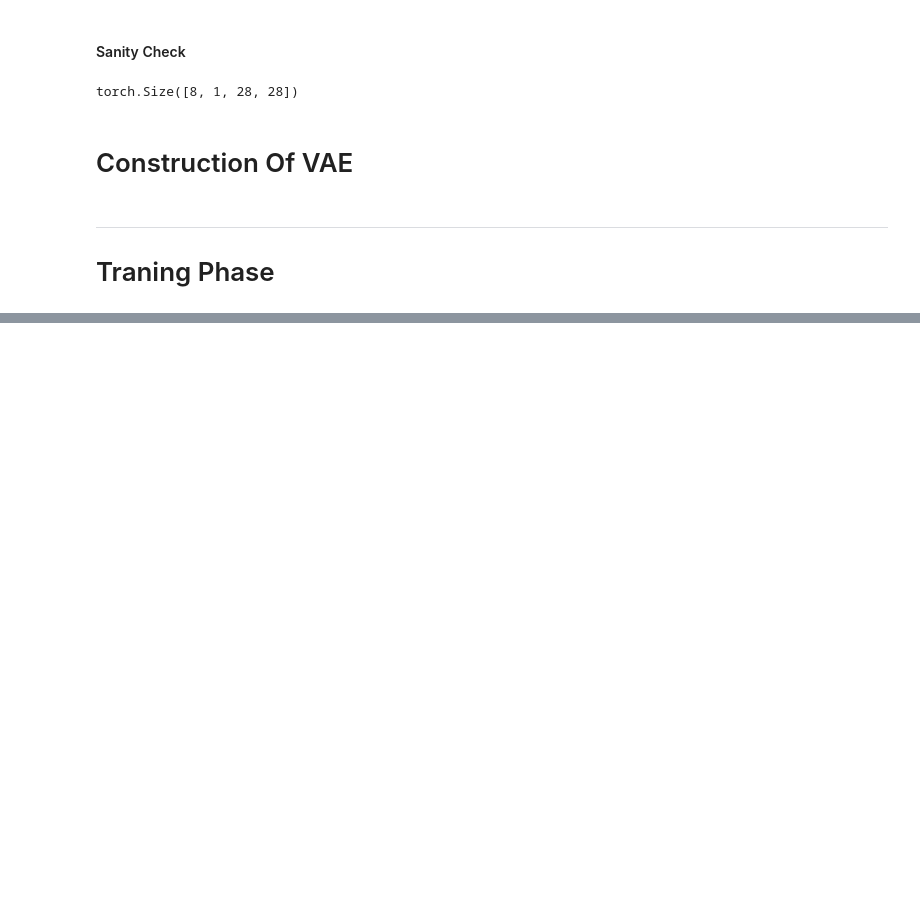
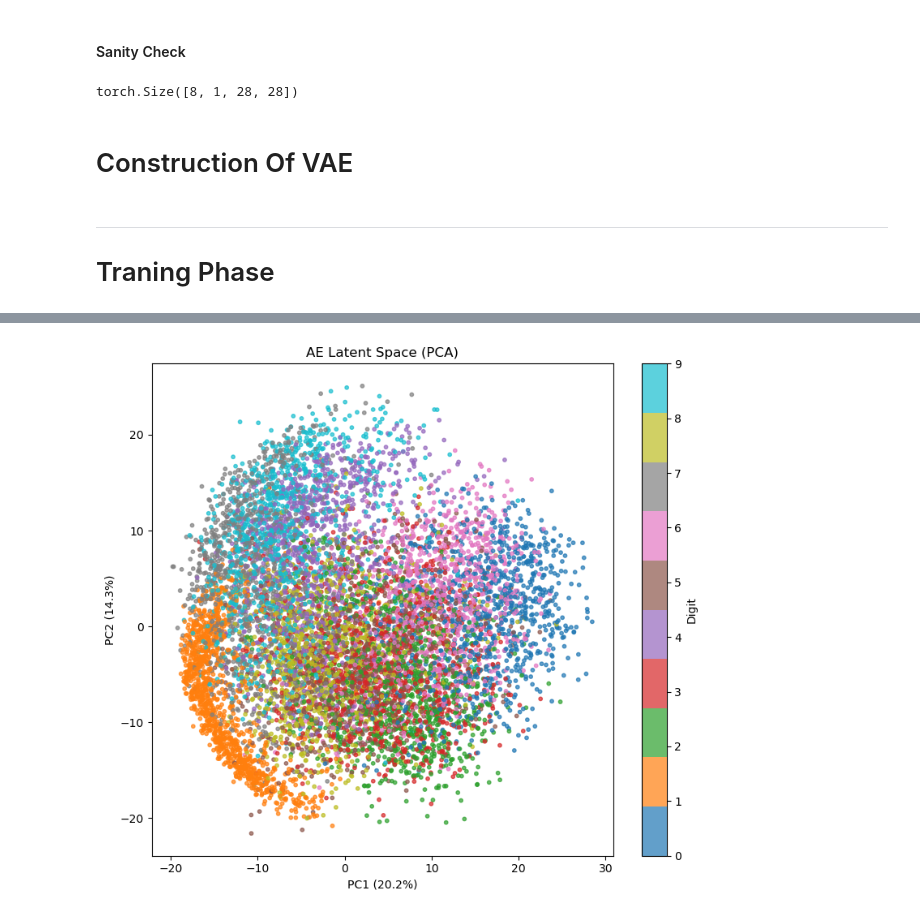
Before and after one commit to ulasuregen/deepLearningLab, a Jupyter notebook: VAE/VAE.ipynb, the cells around one changed output, grey strips where cells are left out. Drawn from its saved outputs; the diff is of its cells as text; code cells hidden in the pictures; blank space fills up the shorter version.

```diff
--- a/VAE/VAE.ipynb
+++ b/VAE/VAE.ipynb
@@ -248,0 +298,84 @@ show_vae_samples(model, laten_dim, device)
+# %%
+import torch
+import torch.nn as nn
+import torch.nn.functional as F
+from torch.utils.data import DataLoader
+from torchvision import datasets, transforms
+from sklearn.decomposition import PCA
+import matplotlib.pyplot as plt
+import numpy as np
+
+# ---------------- Model ----------------
+class AE(nn.Module):
+    def __init__(self, latent_dim=20):
+        super().__init__()
+        self.encoder = nn.Sequential(
+            nn.Conv2d(1, 32, 3, stride=2, padding=1), nn.ReLU(),   # 28->14
+            nn.Conv2d(32, 64, 3, stride=2, padding=1), nn.ReLU(),  # 14->7
+            nn.Flatten(),
+            nn.Linear(3136, latent_dim)
+        )
+        self.decoder = nn.Sequential(
+            nn.Linear(latent_dim, 3136), nn.ReLU(),
+            nn.Unflatten(1, (64, 7, 7)),
+            nn.ConvTranspose2d(64, 32, 3, stride=2, padding=1, output_padding=1), nn.ReLU(),  # 7->14
+            nn.ConvTranspose2d(32, 1, 3, stride=2, padding=1, output_padding=1), nn.Sigmoid()  # 14->28
+        )
+
+    def forward(self, x):
+        z = self.encoder(x)
+        x_hat = self.decoder(z)
+        return x_hat, z
+
+
+# ---------------- Data ----------------
+transform = transforms.ToTensor()
+train_data = datasets.MNIST(root='./data', train=True, download=True, transform=transform)
+val_data = datasets.MNIST(root='./data', train=False, download=True, transform=transform)
+train_loader = DataLoader(train_data, batch_size=128, shuffle=True)
+val_loader = DataLoader(val_data, batch_size=128, shuffle=False)
+
+# ---------------- Train ----------------
+device = torch.device("mps" if torch.backends.mps.is_available() else "cpu")
+latent_dim = 20
+model2 = AE(latent_dim).to(device)
+optimizer = torch.optim.Adam(model2.parameters(), lr=1e-3)
+num_epochs = 10
+
+for epoch in range(num_epochs):
+    model2.train()
+    total_loss = 0
+    for x, _ in train_loader:
+        x = x.to(device)
+        optimizer.zero_grad()
+        x_hat, _ = model2(x)
+        loss = F.binary_cross_entropy(x_hat, x, reduction='sum')
+        loss.backward()
+        optimizer.step()
+        total_loss += loss.item()
+    print(f"Epoch {epoch+1}, Loss: {total_loss/len(train_loader.dataset):.4f}")
+
+# ---------------- PCA on latent space ----------------
+model2.eval()
+all_z, all_labels = [], []
+with torch.no_grad():
+    for x, labels in val_loader:
+        z = model2.encoder(x.to(device))
+        all_z.append(z.cpu().numpy())
+        all_labels.append(labels.numpy())
+
+all_z = np.concatenate(all_z)
+all_labels = np.concatenate(all_labels)
+
+pca = PCA(n_components=2)
+z_2d = pca.fit_transform(all_z)
+
+plt.figure(figsize=(8, 7))
+sc = plt.scatter(z_2d[:, 0], z_2d[:, 1], c=all_labels, cmap='tab10', s=10, alpha=0.7)
+plt.colorbar(sc, label='Digit')
+plt.title("AE Latent Space (PCA)")
+plt.xlabel(f"PC1 ({pca.explained_variance_ratio_[0]*100:.1f}%)")
+plt.ylabel(f"PC2 ({pca.explained_variance_ratio_[1]*100:.1f}%)")
+plt.tight_layout()
+plt.show()
+# %% [output]
@@ -248,0 +392 @@ show_vae_samples(model, laten_dim, device)
+[figure, added]
```
Also changed, not shown: parts of 7 cells of this notebook, 2 other files.
